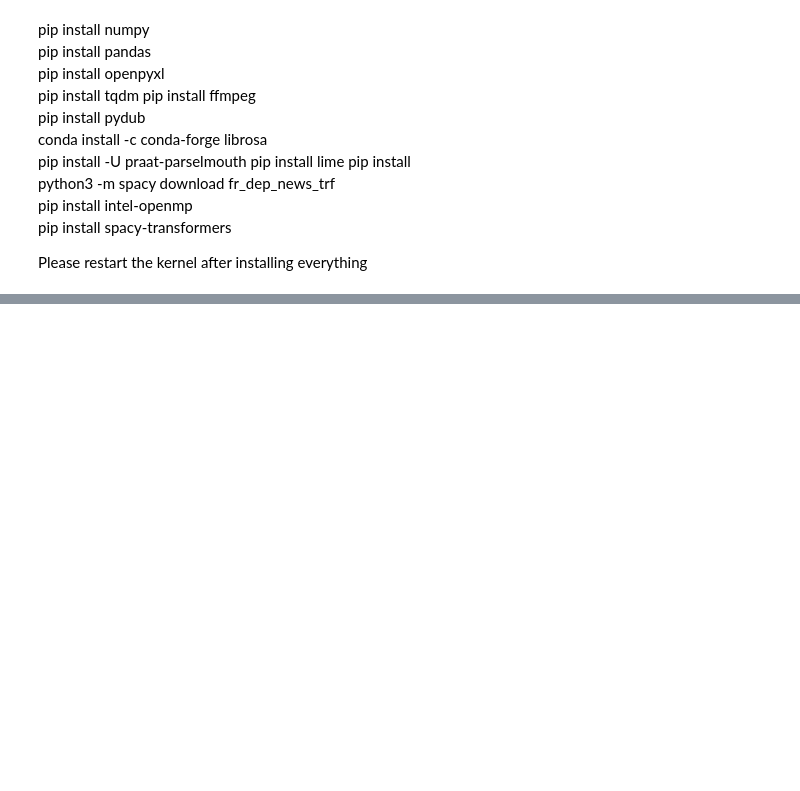
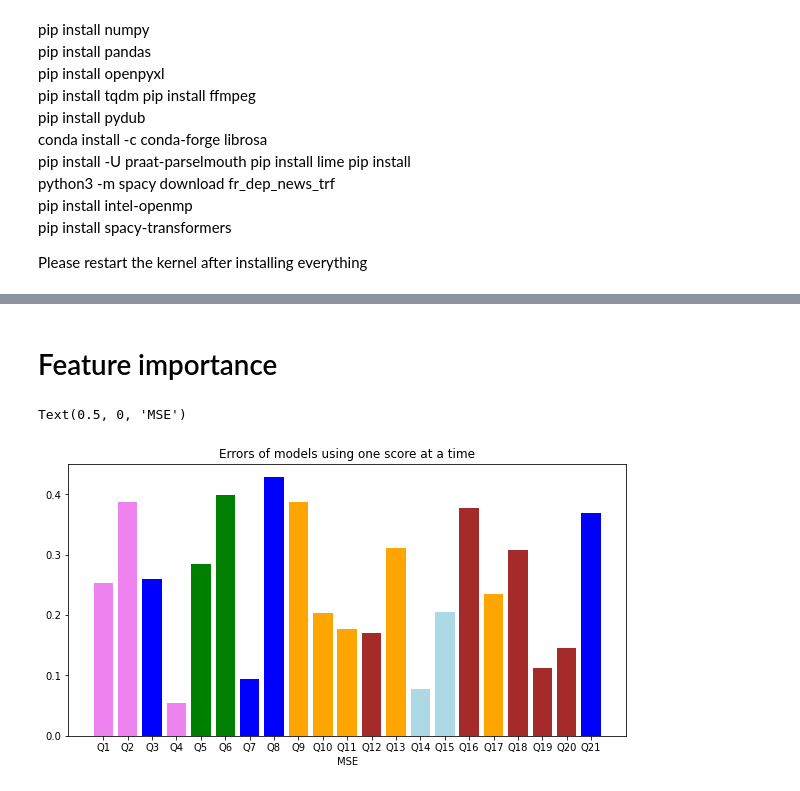
Before and after one commit to Kinzakasmi/Video-Interviews-Analysis, a Jupyter notebook: main.ipynb, the cells around one changed output, grey strips where cells are left out. Cells and saved outputs as stored; diff of their text form; code cells hidden in the pictures; blank space fills up the shorter version.

```diff
--- a/main.ipynb
+++ b/main.ipynb
@@ -69,0 +239,2 @@ feats.to_csv("audio_lexic.csv")
+# %% [markdown]
+# Feature importance
@@ -69,0 +265,27 @@ feats.to_csv("audio_lexic.csv")
+# %%
+def color(c):
+    if c in parole:
+        return 'violet'
+    elif c in texte:
+        return 'g'
+    elif c in visuel:
+        return 'b'
+    elif c in discours:
+        return 'orange'
+    elif c in motivation:
+        return 'lightblue'
+    else:
+        return 'brown'
+
+colors = pd.DataFrame()
+colors['column'] = ['Q'+str(i+1) for i in range(len(best_scores))]
+colors['col'] = colors.apply(lambda c: color(c.column),axis=1)
+
+plt.figure(figsize=(10,5))
+plt.bar(['Q'+str(i+1) for i in range(len(best_scores))],mse, color=colors['col'])
+plt.title('Errors of models using one score at a time')
+plt.xlabel('Question')
+plt.xlabel('MSE')
+# %% [output]
+Text(0.5, 0, 'MSE')
+[figure, added]
```
Also changed, not shown: parts of 16 cells of this notebook, 2 other files.
